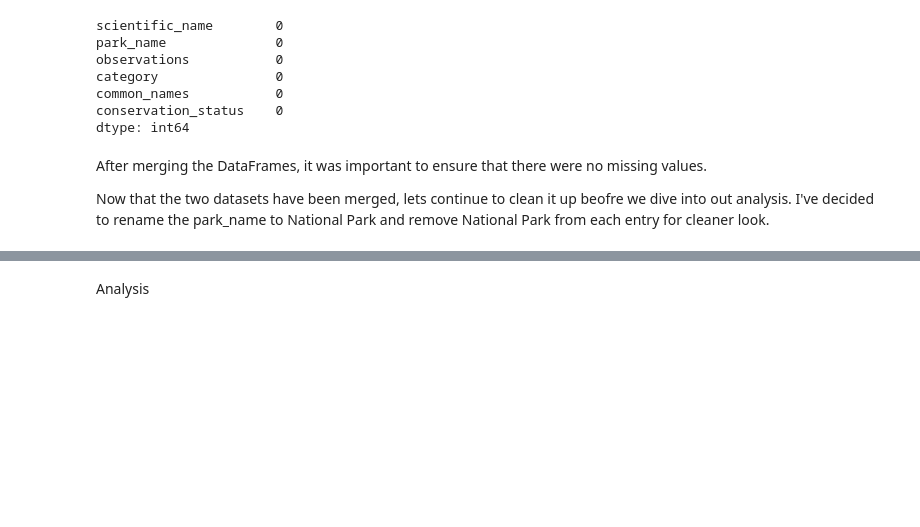
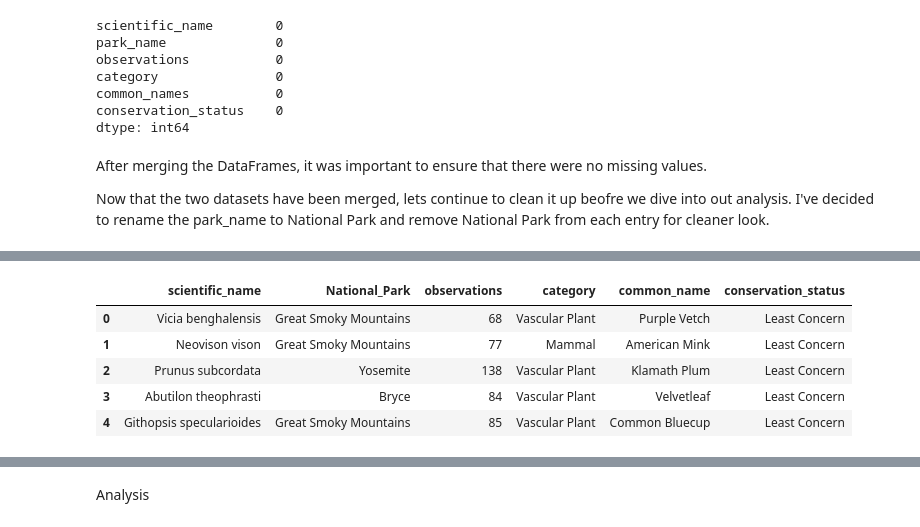
Before and after one commit to PB-III/Biodiversity_Portfolio_Proj, a Jupyter notebook: biodiversity.ipynb, the cells around one changed output, grey strips where cells are left out. Saved outputs shown, nothing was run; the diff lists cells and outputs as text; code cells hidden in the pictures; blank space fills up the shorter version.

```diff
--- a/biodiversity.ipynb
+++ b/biodiversity.ipynb
@@ -347,4 +345,14 @@ merged_data.head(10)
 | 7 | Elymus multisetus | Great Smoky Mountains | 39 | Vascular Plant | Big Squirreltail | Least Concern |
 | 8 | Lysimachia quadrifolia | Yosemite | 168 | Vascular Plant | Whorled Loosestrife | Least Concern |
 | 9 | Diphyscium cumberlandianum | Yellowstone | 250 | Nonvascular Plant | Cumberland Diphyscium Moss | Least Concern |
+# %%
+merged_data = merged_data.rename(columns={'common_names': 'common_name'})
+merged_data.head()
+# %% [output]
+|  | scientific_name | National_Park | observations | category | common_name | conservation_status |
+| 0 | Vicia benghalensis | Great Smoky Mountains | 68 | Vascular Plant | Purple Vetch | Least Concern |
+| 1 | Neovison vison | Great Smoky Mountains | 77 | Mammal | American Mink | Least Concern |
+| 2 | Prunus subcordata | Yosemite | 138 | Vascular Plant | Klamath Plum | Least Concern |
+| 3 | Abutilon theophrasti | Bryce | 84 | Vascular Plant | Velvetleaf | Least Concern |
+| 4 | Githopsis specularioides | Great Smoky Mountains | 85 | Vascular Plant | Common Bluecup | Least Concern |
 # %%
```
Also changed, not shown: parts of 6 cells of this notebook.
